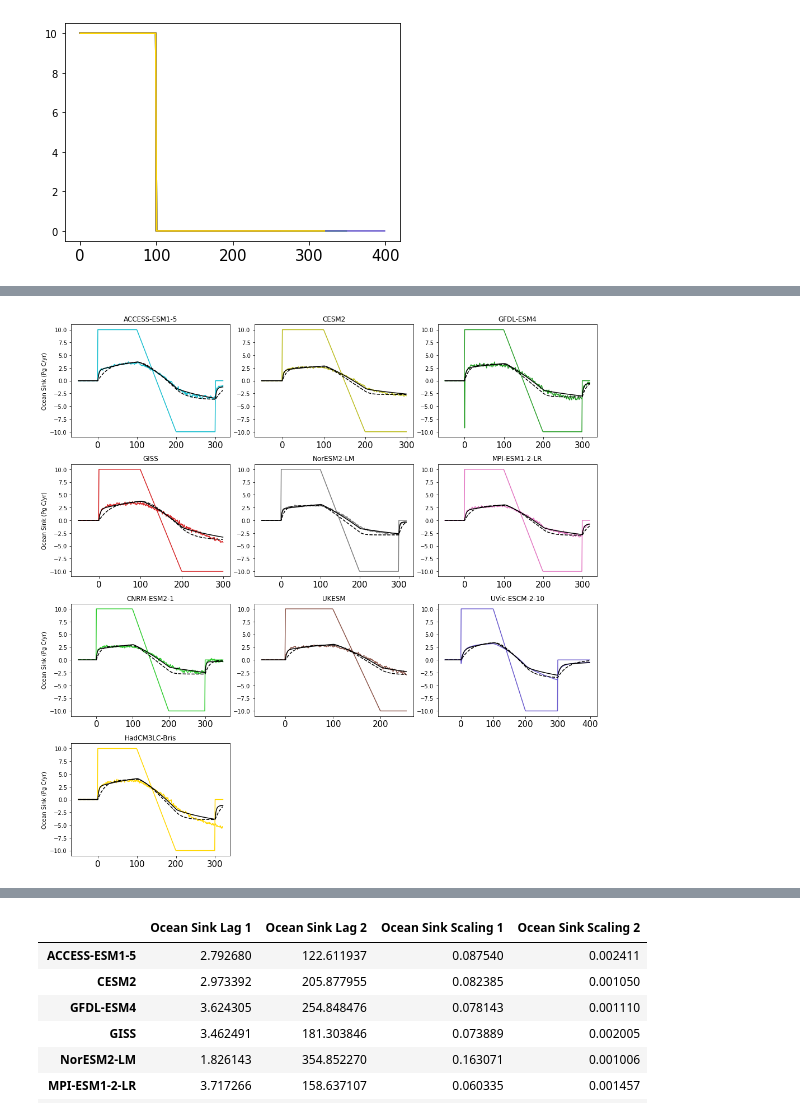
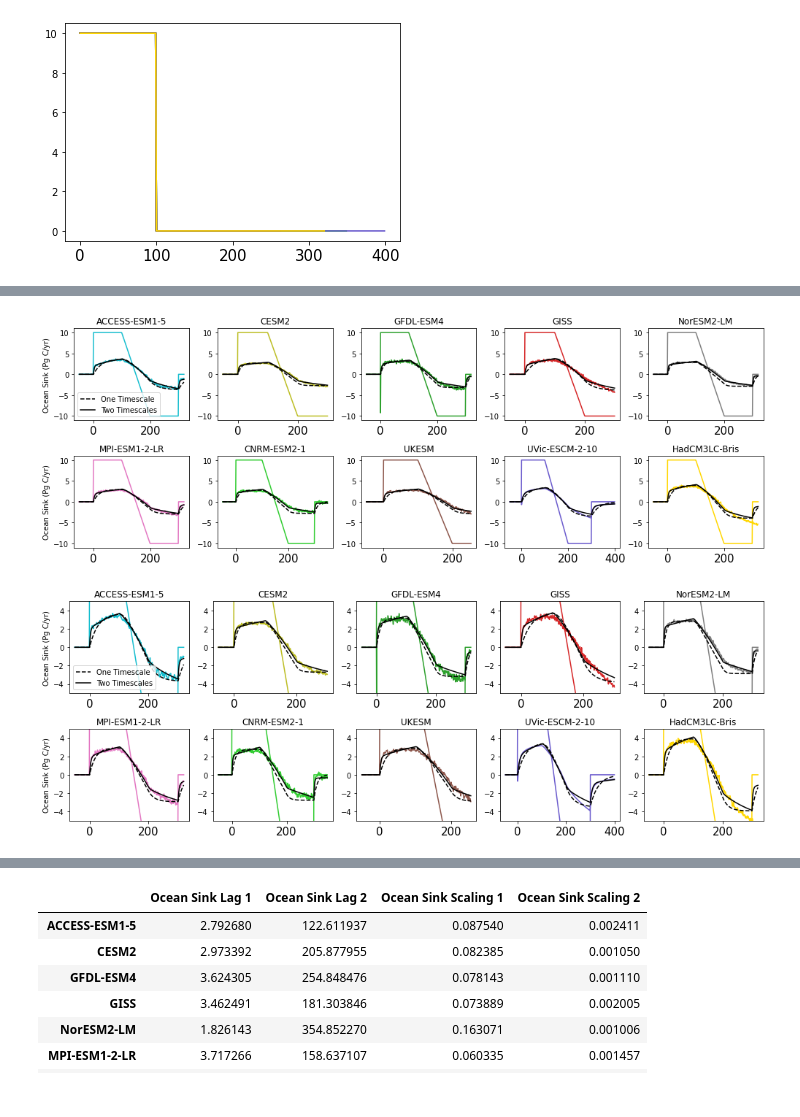
Before and after one commit to ckoven/esm-deck, a Jupyter notebook: flat10_figures_lagfitting.ipynb, the cells around one changed output, grey strips where cells are left out. Cells and saved outputs as stored; diff of their text form; code cells hidden in the pictures.

```diff
--- a/flat10_figures_lagfitting.ipynb
+++ b/flat10_figures_lagfitting.ipynb
@@ -1215,14 +1199,14 @@ for i in np.arange(0,len(mdls)):
 # %% [output]
 [figure]
 # %%
-fig = plt.figure(figsize=(14,14))
+fig = plt.figure(figsize=(14,5))
 
 years_to_pad_front = 50
 
 land_sink_curvefit_params_list = []
 for i in np.arange(0,len(mdls)):
     # subfigure 1
-    sub = fig.add_subplot(4, 3, i+1)
+    sub = fig.add_subplot(2, 5, i+1)
 
     ntim_orig = len(np.squeeze(ed[mdls[i]]['flat10-zec']['fco2fos']))
     ntim = ntim_orig + years_to_pad_front
@@ -1250,10 +1234,11 @@ for i in np.arange(0,len(mdls)):
     sub.plot(year, landsink_flat10_zec,color=colors[i])
     sub.plot(year, pred_landsink,color='black')
     sub.title.set_text(mdls[i])
-    if i%3 == 0:
+    if i%5 == 0:
         sub.set_ylabel('Land Sink (Pg C/yr)')
     #if succeeded:
     #    sub.plot(pred_totalsink_2timescale,color='blue',label=mdls[i])
+    sub.set_ylim(-5,11)
 
 plt.tight_layout()
 plt.show()
@@ -1272,5 +1257,5 @@ plt.show()
 # %%
-fig = plt.figure(figsize=(14,14))
+fig = plt.figure(figsize=(14,5))
 
 years_to_pad_front = 50
 
@@ -1279,7 +1264,7 @@ ocean_sink_curvefit_double_params_list = []
 
 for i in np.arange(0,len(mdls)):
     # subfigure 1
-    sub = fig.add_subplot(4, 3, i+1)
+    sub = fig.add_subplot(2, 5, i+1)
 
     ntim_orig = len(np.squeeze(ed[mdls[i]]['flat10-zec']['fco2fos']))
     ntim = ntim_orig + years_to_pad_front
@@ -1307,12 +1292,16 @@ for i in np.arange(0,len(mdls)):
     #
     sub.plot(year, emiss_flat10_zec,color=colors[i])
     sub.plot(year, oceansink_flat10_zec,color=colors[i])
-    sub.plot(year, pred_oceansink,color='black', linestyle='--')
+    sub.plot(year, pred_oceansink,color='black', linestyle='--', label='One Timescale')
     sub.title.set_text(mdls[i])
     if succeeded:
-        sub.plot(year, pred_totalsink_2timescale,color='black')
-    if i%3 == 0:
+        sub.plot(year, pred_totalsink_2timescale,color='black', label='Two Timescales')
+    if i%5 == 0:
         sub.set_ylabel('Ocean Sink (Pg C/yr)')
+    if i == 0:
+        sub.legend()
+    sub.set_ylim(-1,11)
+
 plt.tight_layout()
 plt.show()
 # %% [output]
@@ -1340,11 +1329,11 @@ plt.show()
 # %%
-fig = plt.figure(figsize=(14,14))
+fig = plt.figure(figsize=(14,5))
 
 years_to_pad_front = 50
 
 for i in np.arange(0,len(mdls)):
     # subfigure 1
-    sub = fig.add_subplot(4, 3, i+1)
+    sub = fig.add_subplot(2, 5, i+1)
 
     ntim_orig = len(np.squeeze(ed[mdls[i]]['flat10-cdr']['fco2fos']))
     ntim = ntim_orig + years_to_pad_front
@@ -1369,7 +1358,7 @@ for i in np.arange(0,len(mdls)):
     sub.plot(year, landsink_flat10_cdr,color=colors[i])
     sub.plot(year, pred_landsink,color='black')
     sub.title.set_text(mdls[i])
-    if i%3 == 0:
+    if i%5 == 0:
         sub.set_ylabel('Land Sink (Pg C/yr)')
     #if succeeded:
     #    sub.plot(pred_totalsink_2timescale,color='blue',label=mdls[i])
@@ -1381,33 +1370,70 @@ plt.show()
 # %%
-fig = plt.figure(figsize=(14,14))
+fig = plt.figure(figsize=(14,5))
 
 years_to_pad_front = 50
 
 for i in np.arange(0,len(mdls)):
     # subfigure 1
-    sub = fig.add_subplot(4, 3, i+1)
+    sub = fig.add_subplot(2, 5, i+1)
 
     ntim_orig = len(np.squeeze(ed[mdls[i]]['flat10-cdr']['fco2fos']))
     ntim = ntim_orig + years_to_pad_front
     year = np.arange(ntim)-years_to_pad_front
     emiss_flat10_cdr = np.zeros(ntim)
     oceansink_flat10_cdr = np.zeros(ntim)
     emiss_flat10_cdr[years_to_pad_front:] = np.squeeze(ed[mdls[i]]['flat10-cdr']['fco2fos'])
     oceansink_flat10_cdr[years_to_pad_front:] = np.squeeze(ed[mdls[i]]['flat10-cdr']['fgco2'])
     #
     pred_oceansink = memory(emiss_flat10_cdr, ocean_sink_curvefit_single_params_list[i][0], ocean_sink_curvefit_single_params_list[i][1])
     #
     pred_totalsink_2timescale = memory_2timescale(emiss_flat10_cdr, ocean_sink_curvefit_double_params_list[i][0], ocean_sink_curvefit_double_params_list[i][1], ocean_sink_curvefit_double_params_list[i][2], ocean_sink_curvefit_double_params_list[i][3])
     #
     sub.plot(year, emiss_flat10_cdr,color=colors[i])
     sub.plot(year, oceansink_flat10_cdr,color=colors[i])
-    sub.plot(year, pred_oceansink,color='black', linestyle='--')
+    sub.plot(year, pred_oceansink,color='black', linestyle='--', label='One Timescale')
     sub.title.set_text(mdls[i])
-    sub.plot(year, pred_totalsink_2timescale,color='black')
-    if i%3 == 0:
+    sub.plot(year, pred_totalsink_2timescale,color='black', label='Two Timescales')
+    if i%5 == 0:
         sub.set_ylabel('Ocean Sink (Pg C/yr)')
+    if i == 0:
+        sub.legend()
 plt.tight_layout()
 plt.show()
 # %% [output]
-[figure, old version]
+[figure, new version]
+# %%
+fig = plt.figure(figsize=(14,5))
+
+years_to_pad_front = 50
+
+for i in np.arange(0,len(mdls)):
+    # subfigure 1
+    sub = fig.add_subplot(2, 5, i+1)
+
+    ntim_orig = len(np.squeeze(ed[mdls[i]]['flat10-cdr']['fco2fos']))
+    ntim = ntim_orig + years_to_pad_front
+    year = np.arange(ntim)-years_to_pad_front
+    emiss_flat10_cdr = np.zeros(ntim)
+    oceansink_flat10_cdr = np.zeros(ntim)
+    emiss_flat10_cdr[years_to_pad_front:] = np.squeeze(ed[mdls[i]]['flat10-cdr']['fco2fos'])
+    oceansink_flat10_cdr[years_to_pad_front:] = np.squeeze(ed[mdls[i]]['flat10-cdr']['fgco2'])
+    #
+    pred_oceansink = memory(emiss_flat10_cdr, ocean_sink_curvefit_single_params_list[i][0], ocean_sink_curvefit_single_params_list[i][1])
+    #
+    pred_totalsink_2timescale = memory_2timescale(emiss_flat10_cdr, ocean_sink_curvefit_double_params_list[i][0], ocean_sink_curvefit_double_params_list[i][1], ocean_sink_curvefit_double_params_list[i][2], ocean_sink_curvefit_double_params_list[i][3])
+    #
+    sub.plot(year, emiss_flat10_cdr,color=colors[i])
+    sub.plot(year, oceansink_flat10_cdr,color=colors[i])
+    sub.plot(year, pred_oceansink,color='black', linestyle='--', label='One Timescale')
+    sub.title.set_text(mdls[i])
+    sub.plot(year, pred_totalsink_2timescale,color='black', label='Two Timescales')
+    if i%5 == 0:
+        sub.set_ylabel('Ocean Sink (Pg C/yr)')
+    if i == 0:
+        sub.legend()
+    sub.set_ylim(-5,5)
+plt.tight_layout()
+plt.show()
+# %% [output]
+[figure, added]
 # %%
```
Also changed, not shown: parts of 6 cells of this notebook.
